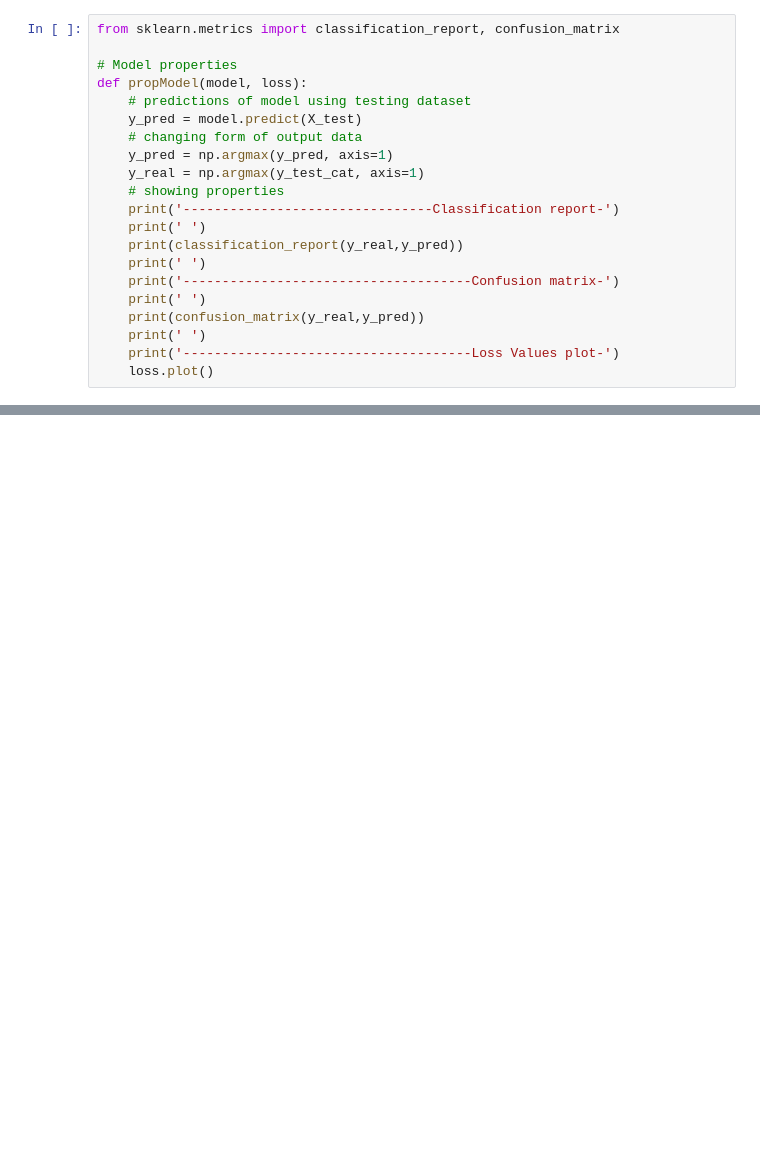
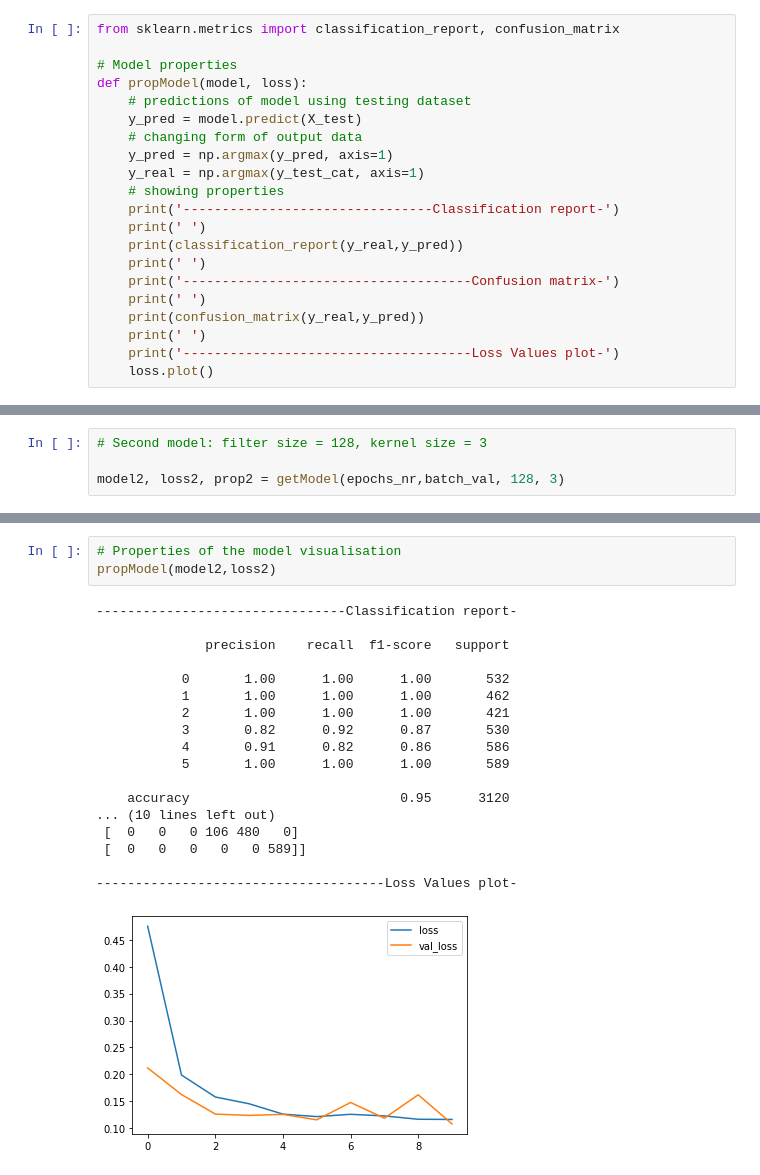
Before and after one commit to mkowalsky0/Human_Activities_Recognition, a Jupyter notebook: CNN_Model.ipynb, the cells around one changed output, grey strips where cells are left out. Cells and saved outputs as stored; diff of their text form; blank space fills up the shorter version.

```diff
--- a/CNN_Model.ipynb
+++ b/CNN_Model.ipynb
@@ -184,0 +185,4 @@ propModel(model,loss)
+# %%
+# Second model: filter size = 128, kernel size = 3
+
+model2, loss2, prop2 = getModel(epochs_nr,batch_val, 128, 3)
@@ -184,0 +207,22 @@ propModel(model,loss)
+# %%
+# Properties of the model visualisation
+propModel(model2,loss2)
+# %% [output]
+--------------------------------Classification report-
+
+              precision    recall  f1-score   support
+
+           0       1.00      1.00      1.00       532
+           1       1.00      1.00      1.00       462
+           2       1.00      1.00      1.00       421
+           3       0.82      0.92      0.87       530
+           4       0.91      0.82      0.86       586
+           5       1.00      1.00      1.00       589
+
+    accuracy                           0.95      3120
+... (10 lines left out)
+ [  0   0   0 106 480   0]
+ [  0   0   0   0   0 589]]
+
+-------------------------------------Loss Values plot-
+[figure, added]
```
Also changed, not shown: parts of 15 cells of this notebook, 5 other files.
